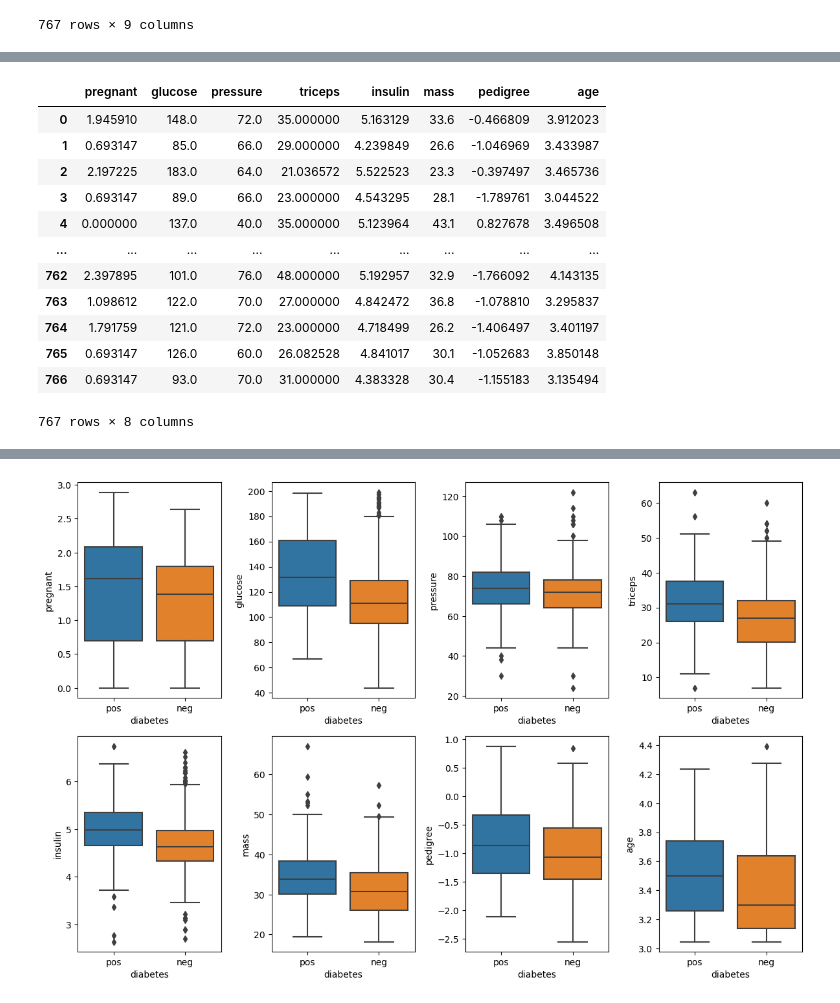
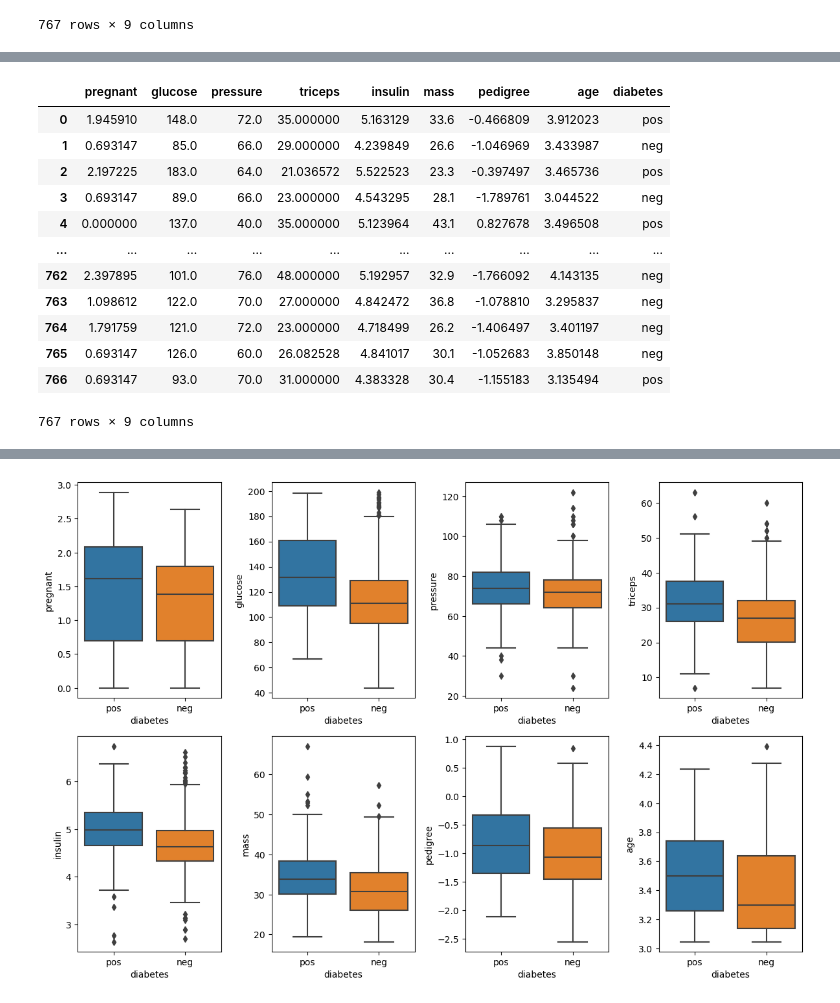
Before and after one commit to darthaydar/Data-Science-Project-Pima, a Jupyter notebook: pima_project.ipynb, the cells around one changed output, grey strips where cells are left out. Saved outputs shown, nothing was run; the diff lists cells and outputs as text; code cells hidden in the pictures.

```diff
--- a/pima_project.ipynb
+++ b/pima_project.ipynb
@@ -93,22 +100,27 @@ sns.pairplot(data_log.drop("diabetes", axis=1))
 # %%
+#impute NaN values
+
 from sklearn.experimental import enable_iterative_imputer
 from sklearn.impute import IterativeImputer
 
 imputer = IterativeImputer()
 
 data_imputed = pd.DataFrame(imputer.fit_transform(xl), columns=xl.columns)
-data_imputed
+
+data_imputed['diabetes'] = data['diabetes']
+df = data_imputed
+df
 # %% [output]
-|  | pregnant | glucose | pressure | triceps | insulin | mass | pedigree | age |
-| 0 | 1.945910 | 148.0 | 72.0 | 35.000000 | 5.163129 | 33.6 | -0.466809 | 3.912023 |
-| 1 | 0.693147 | 85.0 | 66.0 | 29.000000 | 4.239849 | 26.6 | -1.046969 | 3.433987 |
-| 2 | 2.197225 | 183.0 | 64.0 | 21.036572 | 5.522523 | 23.3 | -0.397497 | 3.465736 |
-| 3 | 0.693147 | 89.0 | 66.0 | 23.000000 | 4.543295 | 28.1 | -1.789761 | 3.044522 |
-| 4 | 0.000000 | 137.0 | 40.0 | 35.000000 | 5.123964 | 43.1 | 0.827678 | 3.496508 |
-| ... | ... | ... | ... | ... | ... | ... | ... | ... |
-| 762 | 2.397895 | 101.0 | 76.0 | 48.000000 | 5.192957 | 32.9 | -1.766092 | 4.143135 |
-| 763 | 1.098612 | 122.0 | 70.0 | 27.000000 | 4.842472 | 36.8 | -1.078810 | 3.295837 |
-| 764 | 1.791759 | 121.0 | 72.0 | 23.000000 | 4.718499 | 26.2 | -1.406497 | 3.401197 |
-| 765 | 0.693147 | 126.0 | 60.0 | 26.082528 | 4.841017 | 30.1 | -1.052683 | 3.850148 |
-| 766 | 0.693147 | 93.0 | 70.0 | 31.000000 | 4.383328 | 30.4 | -1.155183 | 3.135494 |
+|  | pregnant | glucose | pressure | triceps | insulin | mass | pedigree | age | diabetes |
+| 0 | 1.945910 | 148.0 | 72.0 | 35.000000 | 5.163129 | 33.6 | -0.466809 | 3.912023 | pos |
+| 1 | 0.693147 | 85.0 | 66.0 | 29.000000 | 4.239849 | 26.6 | -1.046969 | 3.433987 | neg |
+| 2 | 2.197225 | 183.0 | 64.0 | 21.036572 | 5.522523 | 23.3 | -0.397497 | 3.465736 | pos |
+| 3 | 0.693147 | 89.0 | 66.0 | 23.000000 | 4.543295 | 28.1 | -1.789761 | 3.044522 | neg |
+| 4 | 0.000000 | 137.0 | 40.0 | 35.000000 | 5.123964 | 43.1 | 0.827678 | 3.496508 | pos |
+| ... | ... | ... | ... | ... | ... | ... | ... | ... | ... |
+| 762 | 2.397895 | 101.0 | 76.0 | 48.000000 | 5.192957 | 32.9 | -1.766092 | 4.143135 | neg |
+| 763 | 1.098612 | 122.0 | 70.0 | 27.000000 | 4.842472 | 36.8 | -1.078810 | 3.295837 | neg |
+| 764 | 1.791759 | 121.0 | 72.0 | 23.000000 | 4.718499 | 26.2 | -1.406497 | 3.401197 | neg |
+| 765 | 0.693147 | 126.0 | 60.0 | 26.082528 | 4.841017 | 30.1 | -1.052683 | 3.850148 | neg |
+| 766 | 0.693147 | 93.0 | 70.0 | 31.000000 | 4.383328 | 30.4 | -1.155183 | 3.135494 | pos |
-767 rows × 8 columns
+767 rows × 9 columns
```
Also changed, not shown: parts of 11 cells of this notebook.
